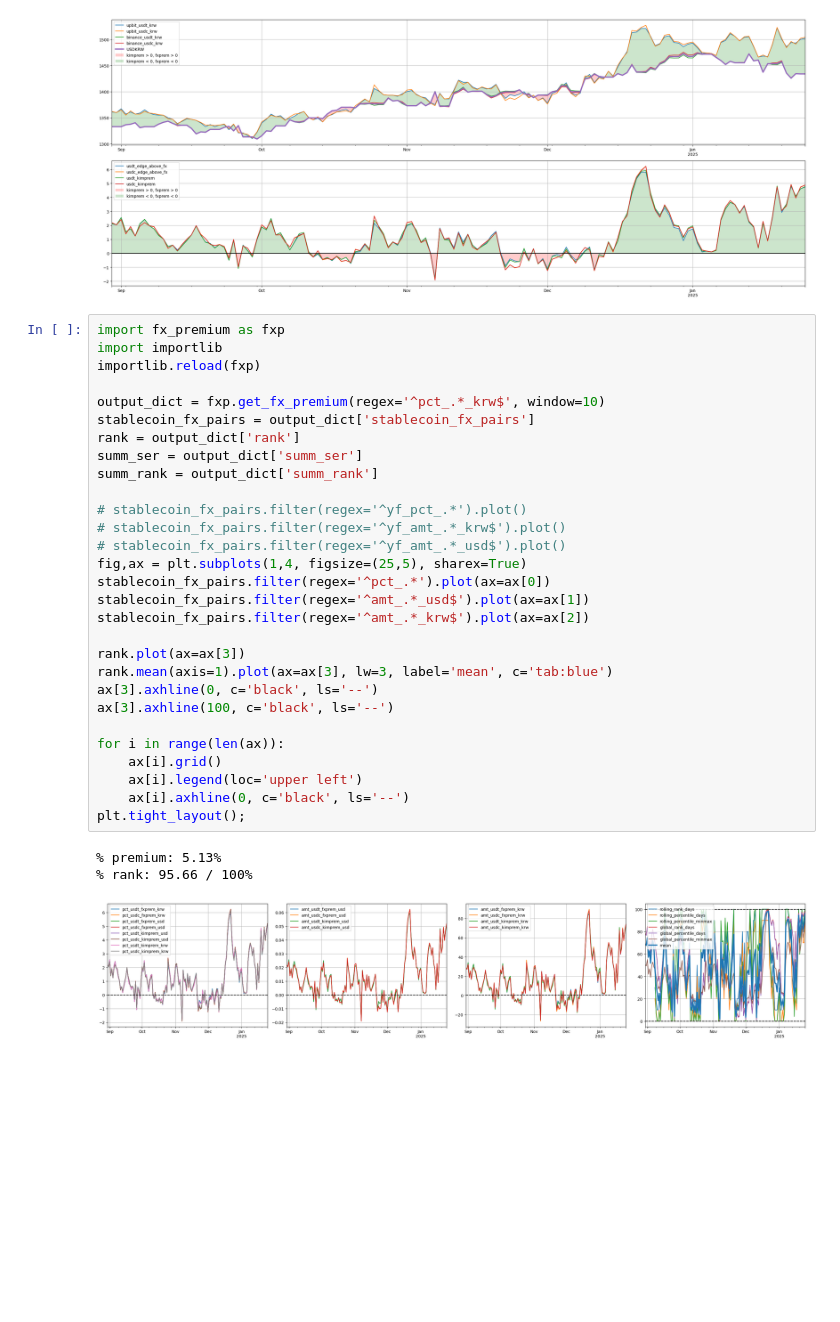
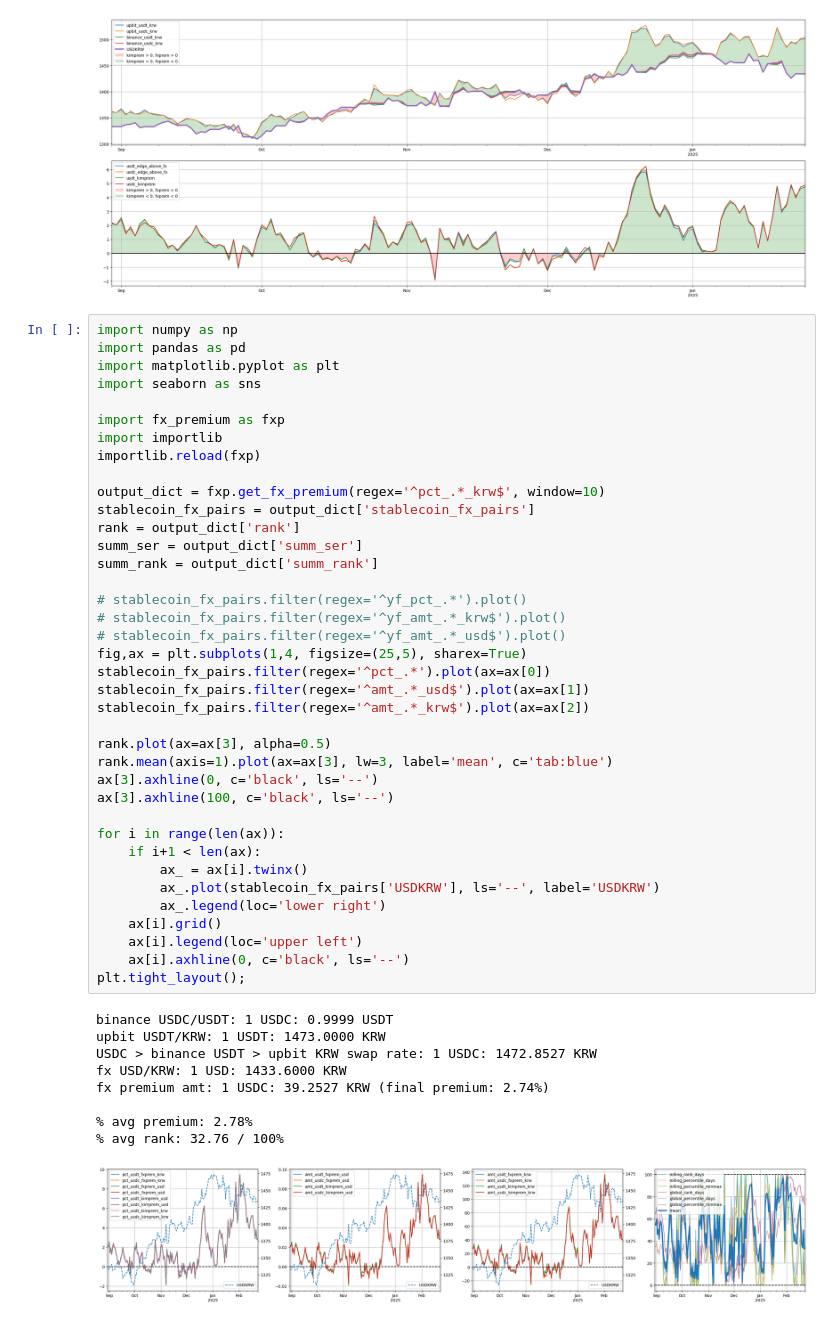
Before and after one commit to duckeun16/Crypto, a Jupyter notebook: Crypto Analysis.ipynb, the cells around one changed output. Saved outputs shown, nothing was run; the diff lists cells and outputs as text; blank space fills up the shorter version.

```diff
--- a/Crypto Analysis.ipynb
+++ b/Crypto Analysis.ipynb
@@ -278,35 +278,50 @@ usdt_edge_above_fx:  68.07 KRW
 usdt_edge_above_fx:  70.07 KRW
 [figure]
 # %%
+import numpy as np
+import pandas as pd
+import matplotlib.pyplot as plt
+import seaborn as sns
+
 import fx_premium as fxp
 import importlib
 importlib.reload(fxp)
 
 output_dict = fxp.get_fx_premium(regex='^pct_.*_krw$', window=10)
 stablecoin_fx_pairs = output_dict['stablecoin_fx_pairs']
 rank = output_dict['rank']
 summ_ser = output_dict['summ_ser']
 summ_rank = output_dict['summ_rank']
 
 # stablecoin_fx_pairs.filter(regex='^yf_pct_.*').plot()
 # stablecoin_fx_pairs.filter(regex='^yf_amt_.*_krw$').plot()
 # stablecoin_fx_pairs.filter(regex='^yf_amt_.*_usd$').plot()
 fig,ax = plt.subplots(1,4, figsize=(25,5), sharex=True)
 stablecoin_fx_pairs.filter(regex='^pct_.*').plot(ax=ax[0])
 stablecoin_fx_pairs.filter(regex='^amt_.*_usd$').plot(ax=ax[1])
 stablecoin_fx_pairs.filter(regex='^amt_.*_krw$').plot(ax=ax[2])
 
-rank.plot(ax=ax[3])
+rank.plot(ax=ax[3], alpha=0.5)
 rank.mean(axis=1).plot(ax=ax[3], lw=3, label='mean', c='tab:blue')
 ax[3].axhline(0, c='black', ls='--')
 ax[3].axhline(100, c='black', ls='--')
 
 for i in range(len(ax)):
+    if i+1 < len(ax):
+        ax_ = ax[i].twinx()
+        ax_.plot(stablecoin_fx_pairs['USDKRW'], ls='--', label='USDKRW')
+        ax_.legend(loc='lower right')
     ax[i].grid()
     ax[i].legend(loc='upper left')
     ax[i].axhline(0, c='black', ls='--')
 plt.tight_layout();
 # %% [output]
-% premium: 5.13%
-% rank: 95.66 / 100%
+binance USDC/USDT: 1 USDC: 0.9999 USDT
+upbit USDT/KRW: 1 USDT: 1473.0000 KRW
+USDC > binance USDT > upbit KRW swap rate: 1 USDC: 1472.8527 KRW
+fx USD/KRW: 1 USD: 1433.6000 KRW
+fx premium amt: 1 USDC: 39.2527 KRW (final premium: 2.74%)
+
+% avg premium: 2.78%
+% avg rank: 32.76 / 100%
-[figure, old version]
+[figure, new version]
```
Also changed, not shown: 1 other file.
